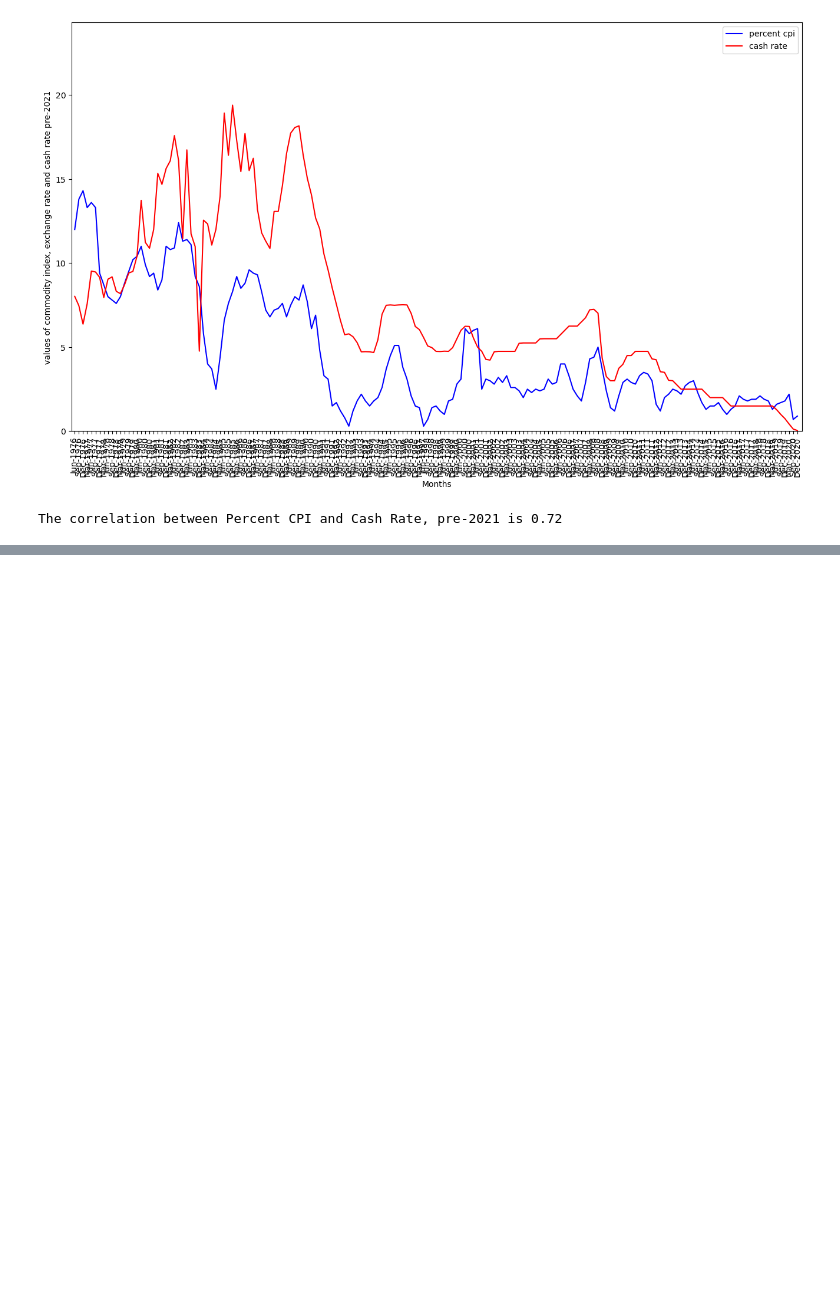
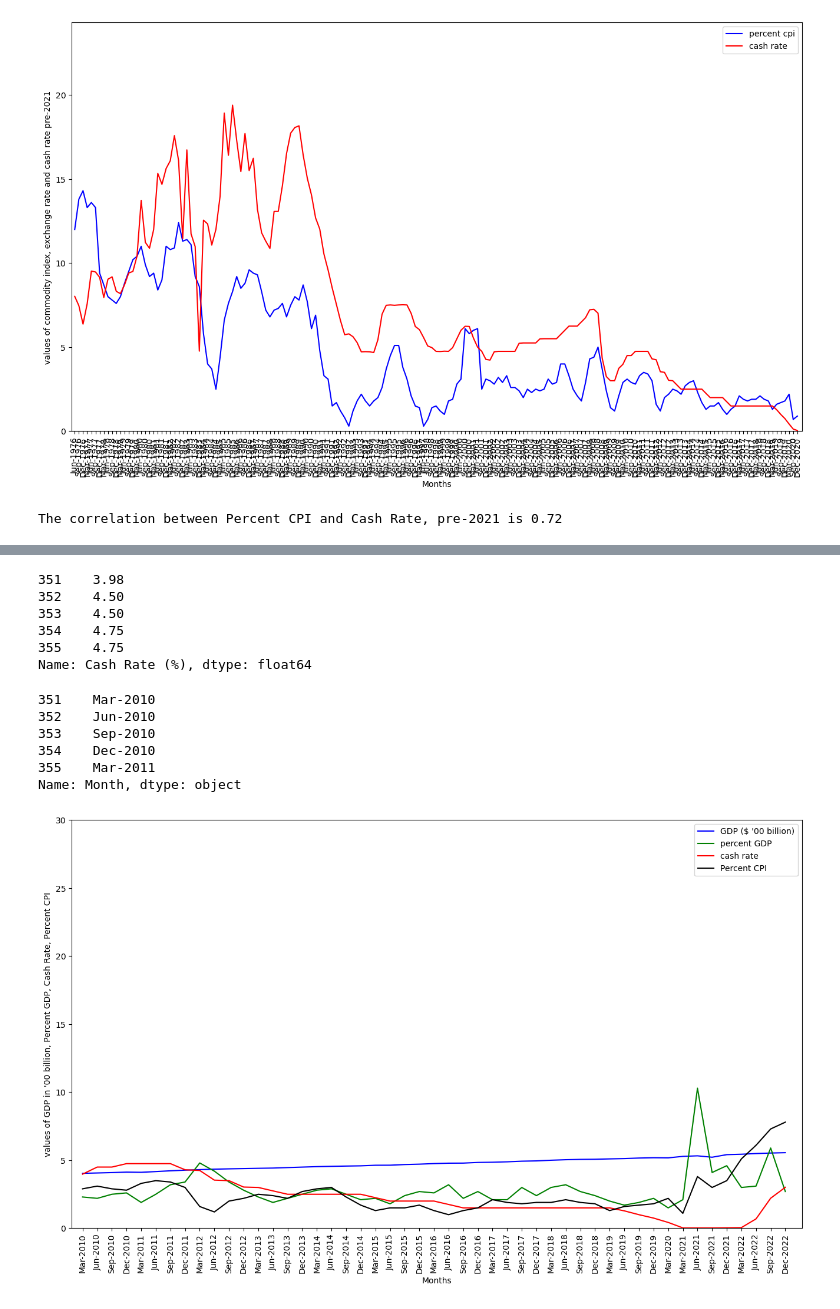
Before and after one commit to irwine-young/Project-1-Bootcamp, a Jupyter notebook: data_analysis_CPI.ipynb, the cells around one changed output, grey strips where cells are left out. Cells and saved outputs as stored; diff of their text form; code cells hidden in the pictures; blank space fills up the shorter version.

```diff
--- a/data_analysis_CPI.ipynb
+++ b/data_analysis_CPI.ipynb
@@ -235,0 +420,4 @@ The r-squared is: 0.5184803118129917
+# %%
+# GDP in % (year-to-year growth)
+gdp_rate8 = filtered2_df["Percent GDP"]
+gdp_rate8
@@ -235,0 +442,3 @@ The r-squared is: 0.5184803118129917
+# %%
+cpi8 = filtered2_df["Percent CPI"]
+cpi8
@@ -235,0 +463,37 @@ The r-squared is: 0.5184803118129917
+# %%
+# Cash rate
+cash_rate8 = filtered2_df["Cash Rate (%)"]
+cash_rate8.head()
+# %% [output]
+351    3.98
+352    4.50
+353    4.50
+354    4.75
+355    4.75
+Name: Cash Rate (%), dtype: float64
+# %%
+x_axis8 = filtered2_df["Month"]
+x_axis8.head()
+# %% [output]
+351    Mar-2010
+352    Jun-2010
+353    Sep-2010
+354    Dec-2010
+355    Mar-2011
+Name: Month, dtype: object
+# %%
+plt.figure(figsize = (16,9))
+gdp_val8, = plt.plot(x_axis8, gdp_value8, color = "blue", label = "GDP ($ '00 billion)")
+gdp_perc8, = plt.plot(x_axis8, gdp_rate8, color = "green", label = "percent GDP")
+cashrate8 = plt.plot(x_axis8, cash_rate8,  color = "red", label = "cash rate")
+cpi8, = plt.plot(x_axis8, cpi8, color = "black", label = "Percent CPI")
+plt.legend(loc="best")
+plt.xticks(filtered2_df["Month"], rotation="vertical")
+plt.xlabel("Months")
+plt.ylabel("values of GDP in '00 billion, Percent GDP, Cash Rate, Percent CPI")
+plt.xlim(-0.75, len(x_axis8)+0.15)
+plt.ylim(0,30)
+plt.savefig("Output/GDP_CPI post 2010.png")
+plt.show()
+# %% [output]
+[figure, added]
```
Also changed, not shown: parts of 16 cells of this notebook, 3 other files.
